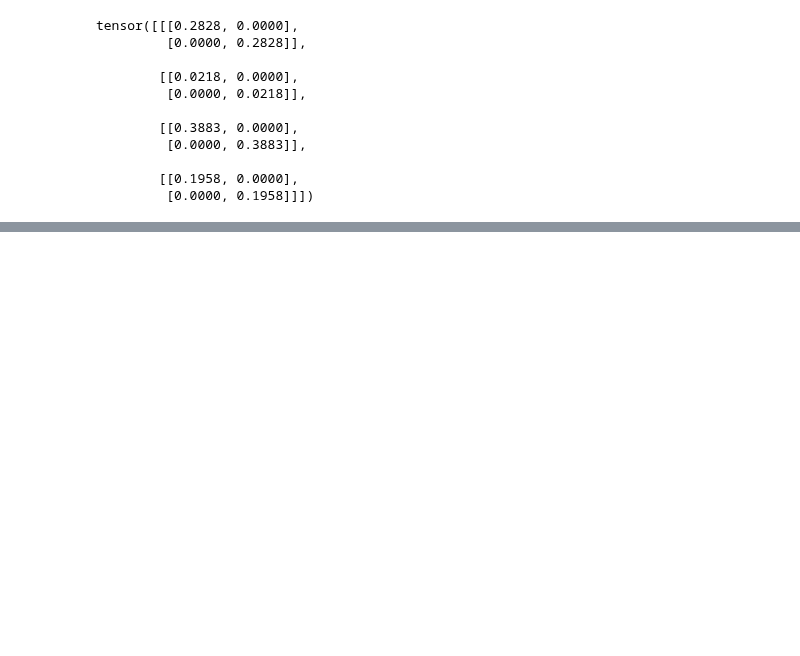
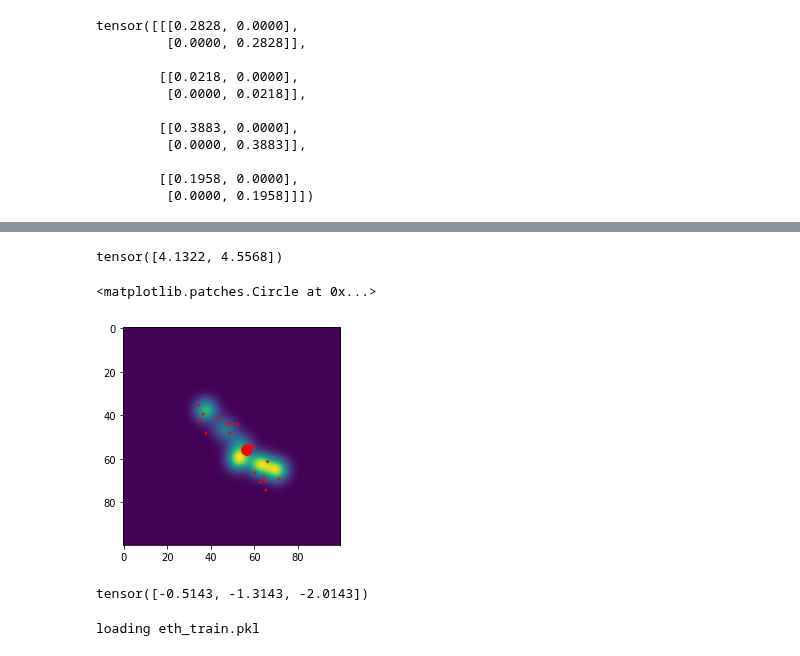
Before and after one commit to alexpostnikov/trajectory-prediction, a Jupyter notebook: train.ipynb, the cells around one changed output, grey strips where cells are left out. Cells and saved outputs as stored; diff of their text form; code cells hidden in the pictures; blank space fills up the shorter version.

```diff
--- a/train.ipynb
+++ b/train.ipynb
@@ -631,0 +698,53 @@ torch.distributions.multivariate_normal.MultivariateNormal
+# %%
+mix = D.Categorical(torch.tensor([0.1, 0.1, 0.1, 0.1, 0.1, 0.1, 0.1, 0.4, 0.4, 0.4]))
+comp = D.MultivariateNormal(torch.tensor([[-5,-5],[-5,-5],[-5,-5],[-2,-2],[-1,-1],[1,1],[2,2],[5,5],[4,1.],[6.,8.]]), 2*torch.ones(10,2,2) * torch.eye(2))
+
+gmm = MixtureSameFamily(mix, comp)
+# %%
+# gmm.log_prob(torch.tensor([0.]))
+x = torch.arange(-20,20, 0.4)
+y = torch.arange(-20,20, 0.4)
+prob = torch.zeros_like(x[None].T * x)
+for i in range (len(x)):
+    for j in range(len(y)):
+            prob[i][j] = torch.exp(gmm.log_prob(torch.tensor([x[i],y[j]])))
+# print(prob)
+
+# ax = plt.imshow(prob)
+# ax.
+gmm.stddev
+# %% [output]
+tensor([4.1322, 4.5568])
+# %%
+ax=plt.gca()
+ax.imshow(prob)
+for _ in range(20):
+    mean_pr = gmm.sample()
+    # mean_pr = torch.tensor([5.,5])
+
+    mean_pr[0] = (-torch.min(x) + mean_pr[0]) *len(x)/(torch.max(x)- torch.min(x))
+    mean_pr[1] = (-torch.min(x) + mean_pr[1]) *len(x)/(torch.max(x)- torch.min(x))
+
+    circle= plt.Circle((mean_pr[0],mean_pr[1]), radius= 0.4, color="r")
+    ax.add_patch(circle)
+mean_pr = gmm.mean
+mean_pr[0] = (-torch.min(x) + mean_pr[0]) *len(x)/(torch.max(x)- torch.min(x))
+mean_pr[1] = (-torch.min(x) + mean_pr[1]) *len(x)/(torch.max(x)- torch.min(x))
+
+circle= plt.Circle((mean_pr[0],mean_pr[1]), radius= 2.4, color="r")
+ax.add_patch(circle)
+# %% [output]
+<matplotlib.patches.Circle at 0x...>
+[figure, added]
+# %%
+log_pis = torch.tensor([1,0.2,-0.5])
+log_pis - torch.logsumexp(log_pis, dim=-1, keepdim=True)
+# %% [output]
+tensor([-0.5143, -1.3143, -2.0143])
+# %%
+from dataloader import Dataset_from_pkl, is_filled
+import matplotlib.pyplot as plt
+training_set = Dataset_from_pkl("/home/robot/repos/trajectory-prediction/processed_with_forces/", data_files=["eth_train.pkl"])
+training_generator = torch.utils.data.DataLoader(training_set, batch_size=1)
+# %% [output]
+loading eth_train.pkl
```
Also changed, not shown: parts of 7 cells of this notebook, 7 other files.
